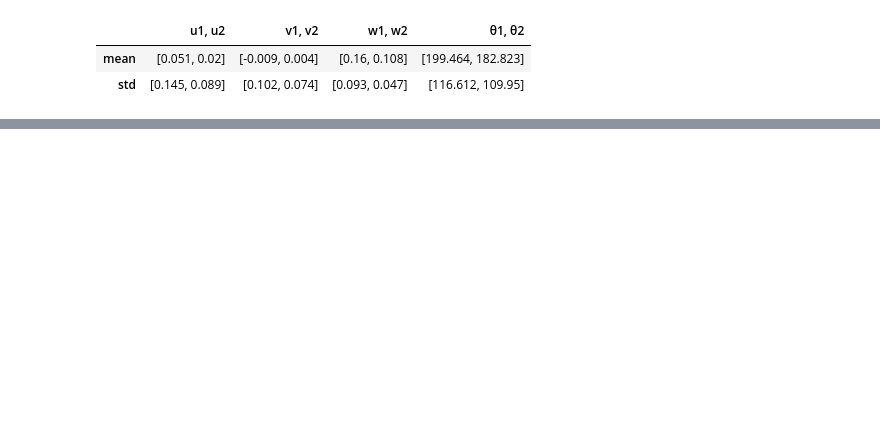
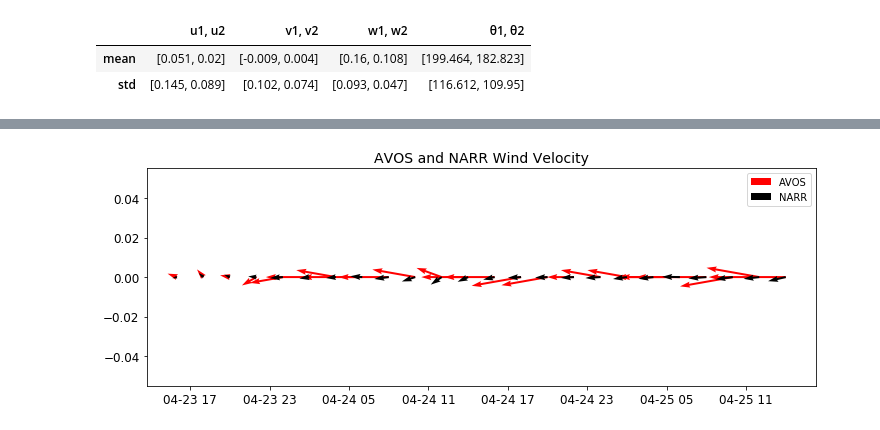
Before and after one commit to jmunroe/IceDEF, a Jupyter notebook: notebooks/statoil_arcticnet_data.ipynb, the cells around one changed output, grey strips where cells are left out. Saved outputs shown, nothing was run; the diff lists cells and outputs as text; code cells hidden in the pictures; blank space fills up the shorter version.

```diff
--- a/notebooks/statoil_arcticnet_data.ipynb
+++ b/notebooks/statoil_arcticnet_data.ipynb
@@ -503,0 +668,38 @@ Attempting to download http://icedef.munroelab.ca/data/NARR/atm/daily/20150505.n
+# %%
+narr_atm = metocean.Atmosphere((avos_ds_subset.time.values[0], avos_ds_subset.time.values[-1]))
+# %%
+narr_atm_df = pd.DataFrame(columns=['t', 'x', 'y', 'u', 'v', 'iu', 'iv'])
+len_ = len(avos_ds_subset.time.values)
+for i in range(len_):
+    t = avos_ds_subset.time[i].values
+    x = avos_ds_subset.longitude[i].values
+    y = avos_ds_subset.latitude[i].values
+    u = avos_ds_subset.eastward_velocity[i].values
+    v = avos_ds_subset.northward_velocity[i].values
+    if np.isfinite(u):
+        if np.isfinite(v):
+            if -60 <= x <= -40:
+                if 40 <= y <= 60:
+                    iu, iv = narr_atm.wind.interpolate((t, y, x))
+                    narr_atm_df.loc[len(narr_atm_df)] = [t, x, y, float(u), float(v), float(iu), float(iv)]
+# %%
+fig = plt.figure(figsize=(12, 4))
+gap = 2
+len_ = len(avos_ds_subset.time.values[::gap])
+x = avos_ds_subset.time.values[::gap]
+y = [0] * len_
+u = avos_ds_subset.eastward_velocity.values[::gap]
+v = avos_ds_subset.northward_velocity.values[::gap]
+iu = narr_atm_df.iu.values[::gap]
+iv = narr_atm_df.iv.values[::gap]
+width = 3e-3
+scale = 2e2
+kwargs = {'width': width, 'scale': scale}
+plt.quiver(x, y, u, v, color='red', label='AVOS', **kwargs)
+plt.quiver(x, y, iu, iv, label='NARR', **kwargs)
+plt.title('AVOS and NARR Wind Velocity')
+plt.legend()
+plt.show()
+fig.savefig(plot_dir + 'avos_narr_wind_velocity.png')
+# %% [output]
+[figure, added]
```
Also changed, not shown: parts of 55 cells of this notebook, 7 other files.
